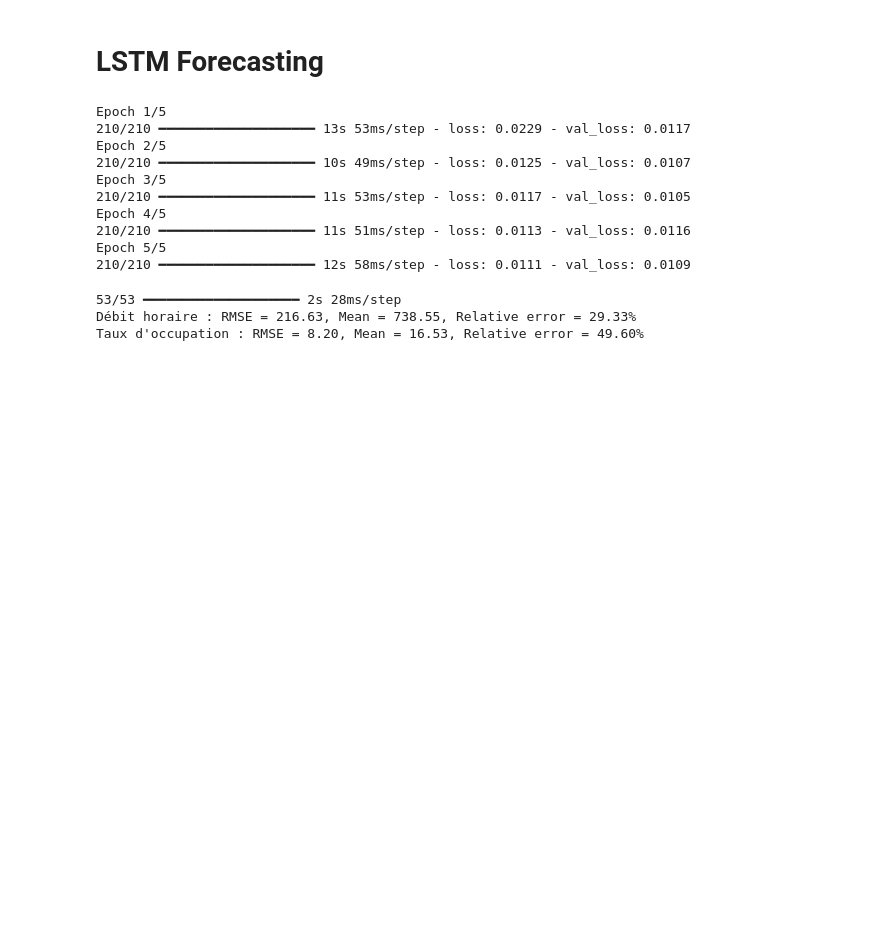
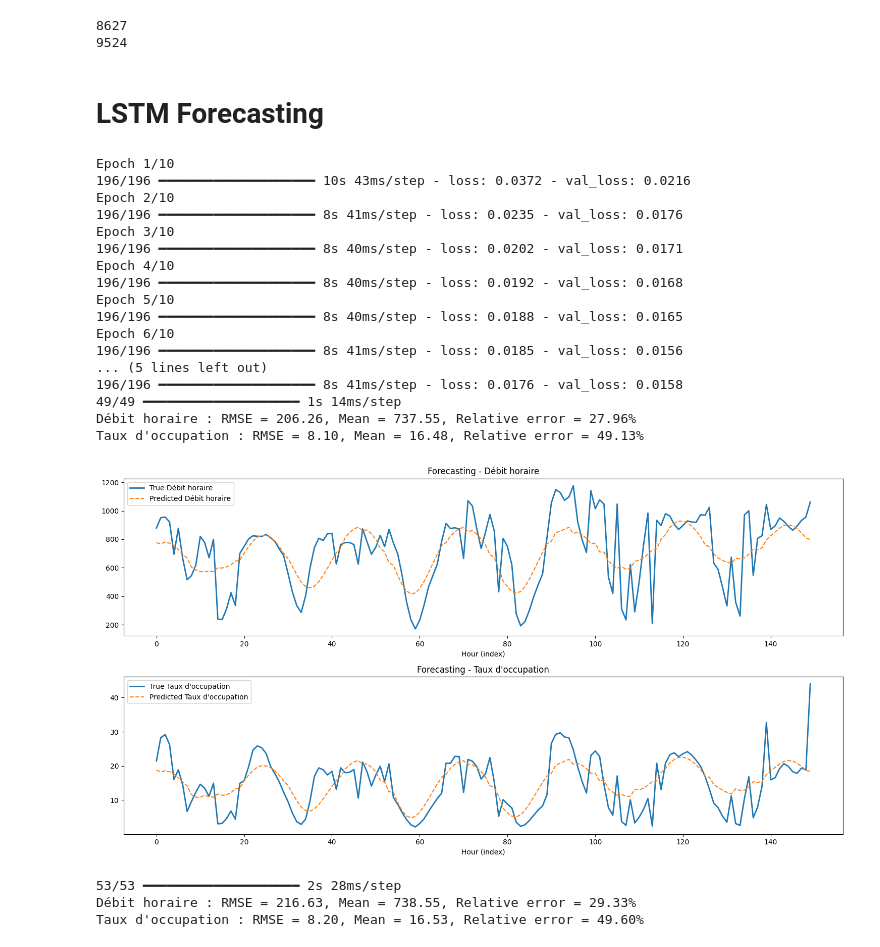
Before and after one commit to JimmyGuertin/Datathon-BCG, a Jupyter notebook: notebooks/forecasting_champs.ipynb, the cells around one changed output. Drawn from its saved outputs; the diff is of its cells as text; code cells hidden in the pictures; blank space fills up the shorter version.

```diff
--- a/notebooks/forecasting_champs.ipynb
+++ b/notebooks/forecasting_champs.ipynb
@@ -43,36 +51,53 @@ Preprocessed Data : (8627, 45)
 5 rows × 45 columns
+# %%
+df_champs=pipeline(champs_elysees_df, window=3)
+# %% [output]
+8627
+9524
 # %% [markdown]
 # LSTM Forecasting
 # %%
 forecaster = LSTMForecaster(
     seq_length= 168,  # 7 historical days
     pred_length=72,  # prediction 72h in advance
     lstm_units=64,
     dropout=0.2,
     use_weather=False,
     use_holidays=False,
     use_sport=False,
-    use_outliers=True
+    use_outliers=False
 )
 
 # Preparation of sequences
-X_train, X_test, y_train, y_test = forecaster.prepare_data(df_processed)
+X_train, X_test, y_train, y_test = forecaster.prepare_data(df_lisse)
 
 # Training
 history = forecaster.train(
     X_train, y_train,
     X_test, y_test,
-    epochs=5, batch_size=32
+    epochs=10, batch_size=32
 )
+y_test_inv, y_pred_inv = forecaster.evaluate(X_test, y_test)
+
+# Visualisation on the first 72 hours
+forecaster.plot_predictions(y_test_inv, y_pred_inv, n_plot=150)
 # %% [output]
-Epoch 1/5
-210/210 ━━━━━━━━━━━━━━━━━━━━ 13s 53ms/step - loss: 0.0229 - val_loss: 0.0117
-Epoch 2/5
-210/210 ━━━━━━━━━━━━━━━━━━━━ 10s 49ms/step - loss: 0.0125 - val_loss: 0.0107
-Epoch 3/5
-210/210 ━━━━━━━━━━━━━━━━━━━━ 11s 53ms/step - loss: 0.0117 - val_loss: 0.0105
-Epoch 4/5
-210/210 ━━━━━━━━━━━━━━━━━━━━ 11s 51ms/step - loss: 0.0113 - val_loss: 0.0116
-Epoch 5/5
-210/210 ━━━━━━━━━━━━━━━━━━━━ 12s 58ms/step - loss: 0.0111 - val_loss: 0.0109
+Epoch 1/10
+196/196 ━━━━━━━━━━━━━━━━━━━━ 10s 43ms/step - loss: 0.0372 - val_loss: 0.0216
+Epoch 2/10
+196/196 ━━━━━━━━━━━━━━━━━━━━ 8s 41ms/step - loss: 0.0235 - val_loss: 0.0176
+Epoch 3/10
+196/196 ━━━━━━━━━━━━━━━━━━━━ 8s 40ms/step - loss: 0.0202 - val_loss: 0.0171
+Epoch 4/10
+196/196 ━━━━━━━━━━━━━━━━━━━━ 8s 40ms/step - loss: 0.0192 - val_loss: 0.0168
+Epoch 5/10
+196/196 ━━━━━━━━━━━━━━━━━━━━ 8s 40ms/step - loss: 0.0188 - val_loss: 0.0165
+Epoch 6/10
+196/196 ━━━━━━━━━━━━━━━━━━━━ 8s 41ms/step - loss: 0.0185 - val_loss: 0.0156
+... (5 lines left out)
+196/196 ━━━━━━━━━━━━━━━━━━━━ 8s 41ms/step - loss: 0.0176 - val_loss: 0.0158
+49/49 ━━━━━━━━━━━━━━━━━━━━ 1s 14ms/step
+Débit horaire : RMSE = 206.26, Mean = 737.55, Relative error = 27.96%
+Taux d'occupation : RMSE = 8.10, Mean = 16.48, Relative error = 49.13%
+[figure, added]
 # %%
```
Also changed, not shown: parts of 15 cells of this notebook, 18 other files.
